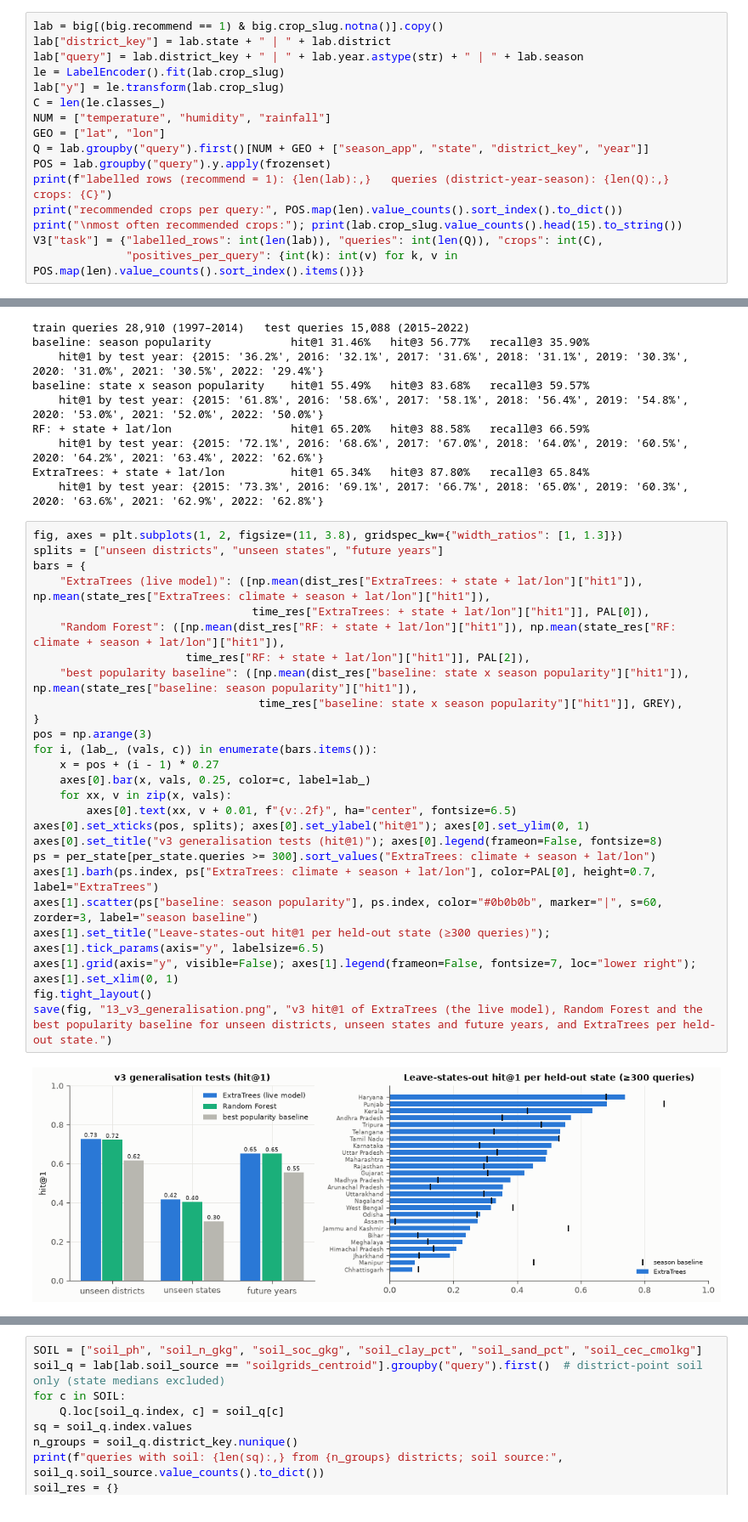
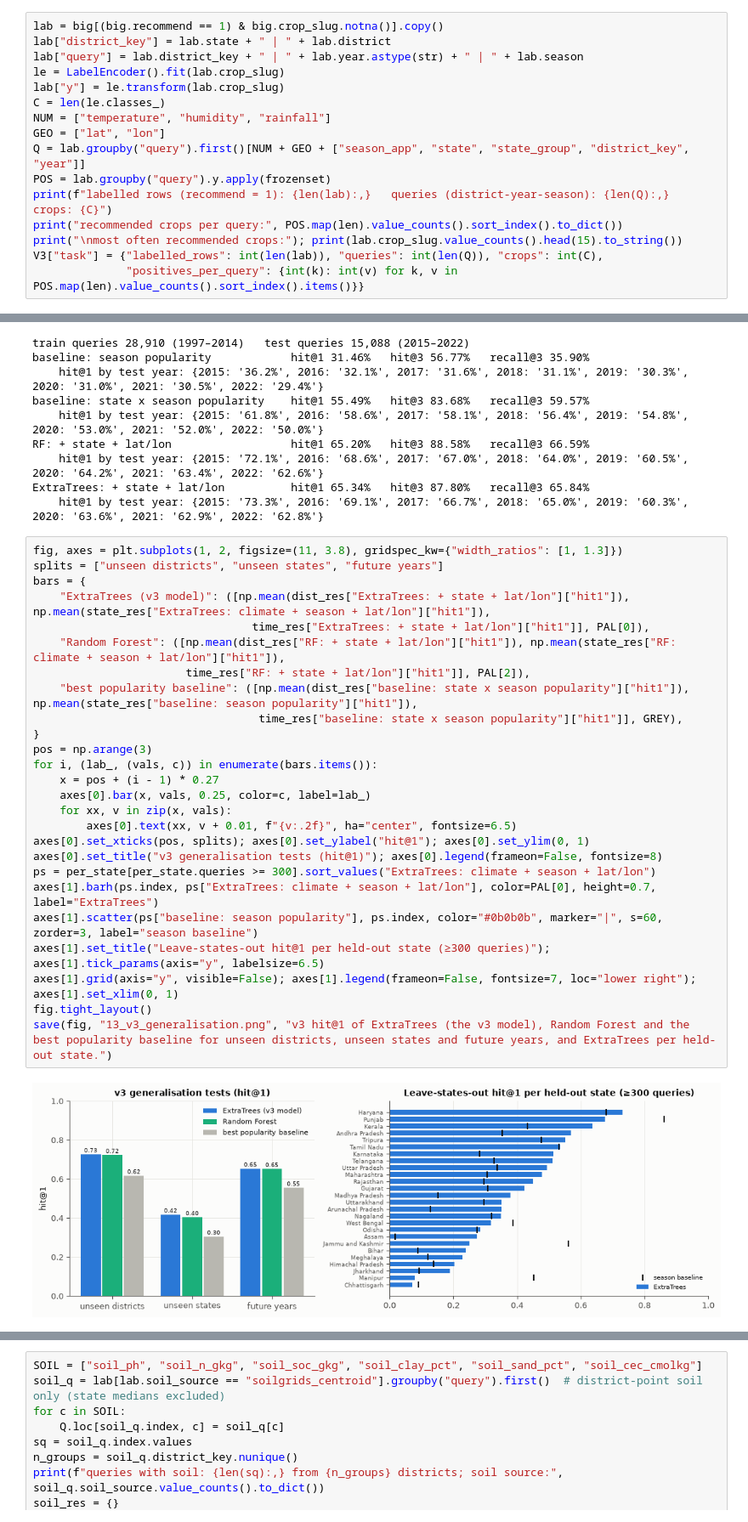
Before and after one commit to ravixalgorithm/agromind, a Jupyter notebook: notebooks/AgroMind_v3_LargeScale.ipynb, the cells around one changed output, grey strips where cells are left out. Shown at 85% size. Cells and saved outputs as stored; diff of their text form.

```diff
--- a/notebooks/AgroMind_v3_LargeScale.ipynb
+++ b/notebooks/AgroMind_v3_LargeScale.ipynb
@@ -169,7 +169,7 @@ lab["y"] = le.transform(lab.crop_slug)
 C = len(le.classes_)
 NUM = ["temperature", "humidity", "rainfall"]
 GEO = ["lat", "lon"]
-Q = lab.groupby("query").first()[NUM + GEO + ["season_app", "state", "district_key", "year"]]
+Q = lab.groupby("query").first()[NUM + GEO + ["season_app", "state", "state_group", "district_key", "year"]]
 POS = lab.groupby("query").y.apply(frozenset)
 print(f"labelled rows (recommend = 1): {len(lab):,}   queries (district-year-season): {len(Q):,}   crops: {C}")
 print("recommended crops per query:", POS.map(len).value_counts().sort_index().to_dict())
@@ -430,31 +431,31 @@ ExtraTrees: + state + lat/lon          hit@1 65.34%   hit@3 87.80%   recall@3 65
 # %%
 fig, axes = plt.subplots(1, 2, figsize=(11, 3.8), gridspec_kw={"width_ratios": [1, 1.3]})
 splits = ["unseen districts", "unseen states", "future years"]
 bars = {
-    "ExtraTrees (live model)": ([np.mean(dist_res["ExtraTrees: + state + lat/lon"]["hit1"]), np.mean(state_res["ExtraTrees: climate + season + lat/lon"]["hit1"]),
+    "ExtraTrees (v3 model)": ([np.mean(dist_res["ExtraTrees: + state + lat/lon"]["hit1"]), np.mean(state_res["ExtraTrees: climate + season + lat/lon"]["hit1"]),
                                  time_res["ExtraTrees: + state + lat/lon"]["hit1"]], PAL[0]),
     "Random Forest": ([np.mean(dist_res["RF: + state + lat/lon"]["hit1"]), np.mean(state_res["RF: climate + season + lat/lon"]["hit1"]),
                        time_res["RF: + state + lat/lon"]["hit1"]], PAL[2]),
     "best popularity baseline": ([np.mean(dist_res["baseline: state x season popularity"]["hit1"]), np.mean(state_res["baseline: season popularity"]["hit1"]),
                                   time_res["baseline: state x season popularity"]["hit1"]], GREY),
 }
 pos = np.arange(3)
 for i, (lab_, (vals, c)) in enumerate(bars.items()):
     x = pos + (i - 1) * 0.27
     axes[0].bar(x, vals, 0.25, color=c, label=lab_)
     for xx, v in zip(x, vals):
         axes[0].text(xx, v + 0.01, f"{v:.2f}", ha="center", fontsize=6.5)
 axes[0].set_xticks(pos, splits); axes[0].set_ylabel("hit@1"); axes[0].set_ylim(0, 1)
 axes[0].set_title("v3 generalisation tests (hit@1)"); axes[0].legend(frameon=False, fontsize=8)
 ps = per_state[per_state.queries >= 300].sort_values("ExtraTrees: climate + season + lat/lon")
 axes[1].barh(ps.index, ps["ExtraTrees: climate + season + lat/lon"], color=PAL[0], height=0.7, label="ExtraTrees")
 axes[1].scatter(ps["baseline: season popularity"], ps.index, color="#0b0b0b", marker="|", s=60, zorder=3, label="season baseline")
 axes[1].set_title("Leave-states-out hit@1 per held-out state (≥300 queries)"); axes[1].tick_params(axis="y", labelsize=6.5)
 axes[1].grid(axis="y", visible=False); axes[1].legend(frameon=False, fontsize=7, loc="lower right"); axes[1].set_xlim(0, 1)
 fig.tight_layout()
-save(fig, "13_v3_generalisation.png", "v3 hit@1 of ExtraTrees (the live model), Random Forest and the best popularity baseline for unseen districts, unseen states and future years, and ExtraTrees per held-out state.")
+save(fig, "13_v3_generalisation.png", "v3 hit@1 of ExtraTrees (the v3 model), Random Forest and the best popularity baseline for unseen districts, unseen states and future years, and ExtraTrees per held-out state.")
 # %% [output]
-[figure, old version]
+[figure, new version]
 # %% [markdown]
 **Observation.**
 
```
Also changed, not shown: parts of 9 cells of this notebook, 1 other file.
